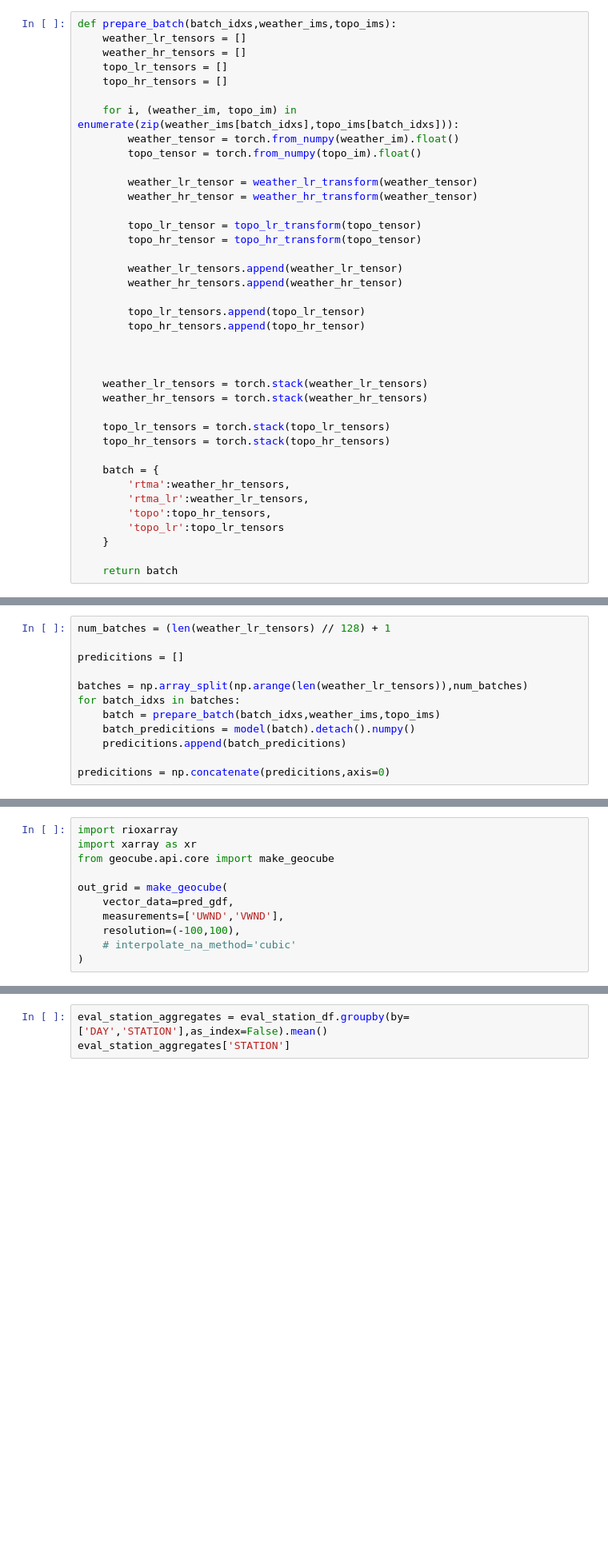
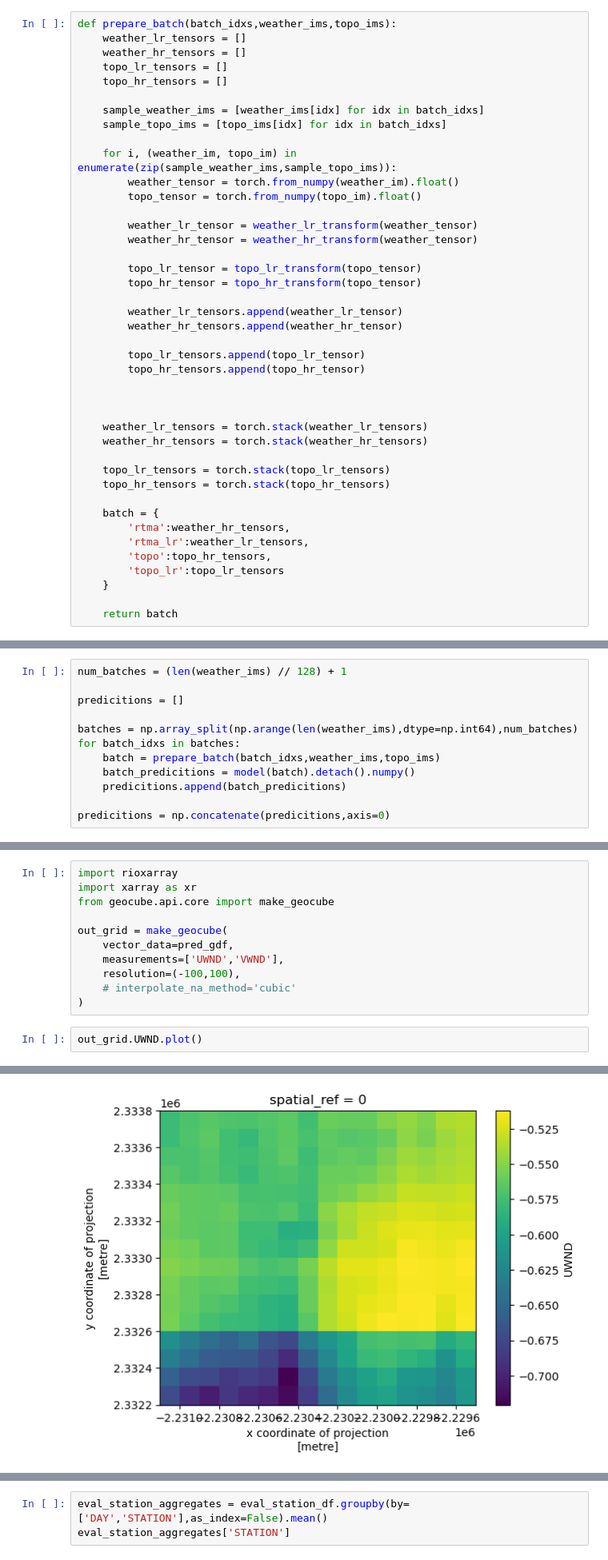
Before and after one commit to ryanpdemilt/windtopocali, a Jupyter notebook: DownScaleDemo.ipynb, the cells around one changed output, grey strips where cells are left out. Shown at 80% size. Saved outputs shown, nothing was run; the diff lists cells and outputs as text; blank space fills up the shorter version.

```diff
--- a/DownScaleDemo.ipynb
+++ b/DownScaleDemo.ipynb
@@ -312,7 +330,10 @@ def prepare_batch(batch_idxs,weather_ims,topo_ims):
     topo_lr_tensors = []
     topo_hr_tensors = []
 
-    for i, (weather_im, topo_im) in enumerate(zip(weather_ims[batch_idxs],topo_ims[batch_idxs])):
+    sample_weather_ims = [weather_ims[idx] for idx in batch_idxs]
+    sample_topo_ims = [topo_ims[idx] for idx in batch_idxs]
+
+    for i, (weather_im, topo_im) in enumerate(zip(sample_weather_ims,sample_topo_ims)):
         weather_tensor = torch.from_numpy(weather_im).float()
         topo_tensor = torch.from_numpy(topo_im).float()
 
@@ -378,11 +399,11 @@ weather_hr_tensors = torch.stack(weather_hr_tensors)
 topo_lr_tensors = torch.stack(topo_lr_tensors)
 topo_hr_tensors = torch.stack(topo_hr_tensors)
 # %%
-num_batches = (len(weather_lr_tensors) // 128) + 1
+num_batches = (len(weather_ims) // 128) + 1
 
 predicitions = []
 
-batches = np.array_split(np.arange(len(weather_lr_tensors)),num_batches)
+batches = np.array_split(np.arange(len(weather_ims),dtype=np.int64),num_batches)
 for batch_idxs in batches:
     batch = prepare_batch(batch_idxs,weather_ims,topo_ims)
     batch_predicitions = model(batch).detach().numpy()
@@ -408,3 +429,6 @@ out_grid = make_geocube(
     resolution=(-100,100),
     # interpolate_na_method='cubic'
 )
+# %%
+out_grid.UWND.plot()
+# %% [output]
@@ -411,3 +436,4 @@ out_grid = make_geocube(
+[figure, added]
 # %%
 eval_station_fname = './data/eval_stations.csv'
 eval_station_df = pd.read_csv(eval_station_fname)
```
Also changed, not shown: parts of 2 cells of this notebook, 1 other file.
